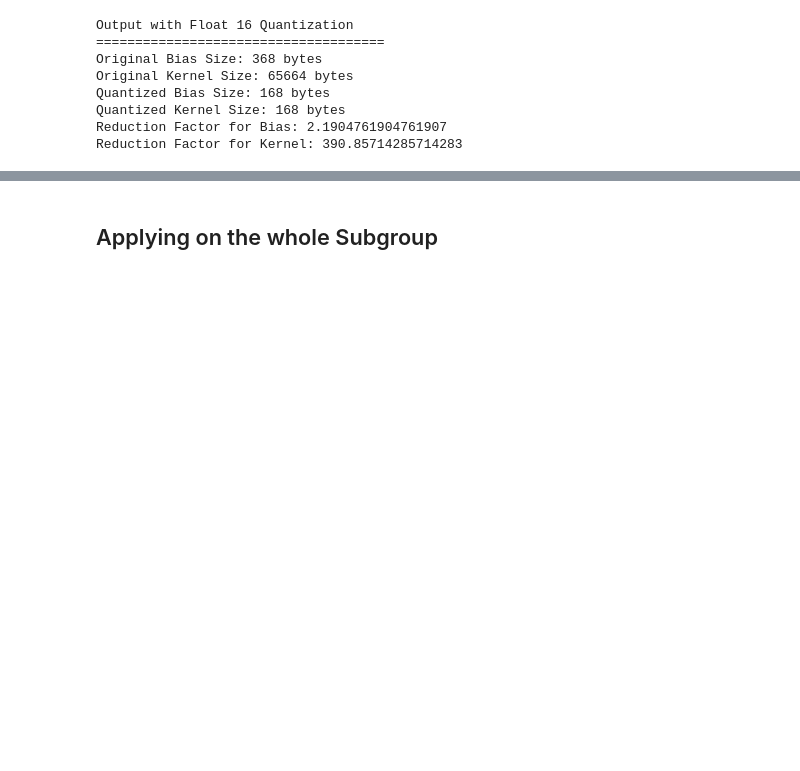
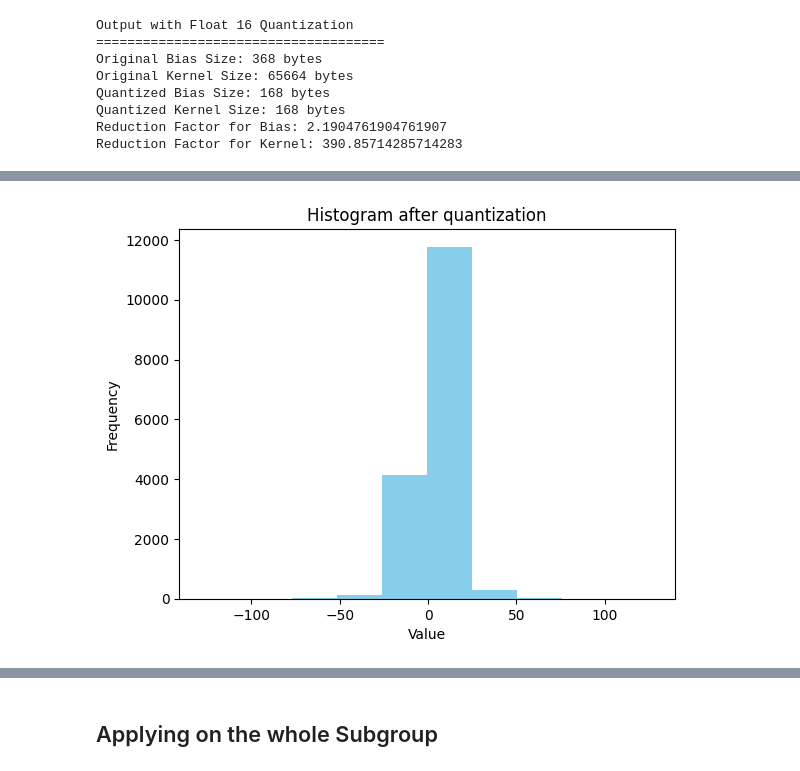
Before and after one commit to raj2022/quantization_prunings, a Jupyter notebook: MLPF_Working/1. Post-Training Quantization.ipynb, the cells around one changed output, grey strips where cells are left out. Drawn from its saved outputs; the diff is of its cells as text; code cells hidden in the pictures; blank space fills up the shorter version.

```diff
--- a/MLPF_Working/1. Post-Training Quantization.ipynb
+++ b/MLPF_Working/1. Post-Training Quantization.ipynb
@@ -553,0 +551,4 @@ Data type of int8_kernel: <dtype: 'qint8'>
+# %%
+int8_kernel_proto = tf.make_tensor_proto(int8_kernel[0])
+int8_kernel_array = tf.make_ndarray(int8_kernel_proto)
+int8_kernel_array.shape
@@ -553,0 +569,12 @@ Data type of int8_kernel: <dtype: 'qint8'>
+# %%
+import numpy as np
+import matplotlib.pyplot as plt
+
+plt.hist(int8_kernel_array.flatten(), bins=10, color='skyblue')
+# plt.xlim(-1,1)
+plt.xlabel('Value')
+plt.ylabel('Frequency')
+plt.title('Histogram after quantization')
+plt.show()
+# %% [output]
+[figure, added]
```
Also changed, not shown: parts of 43 cells of this notebook.
